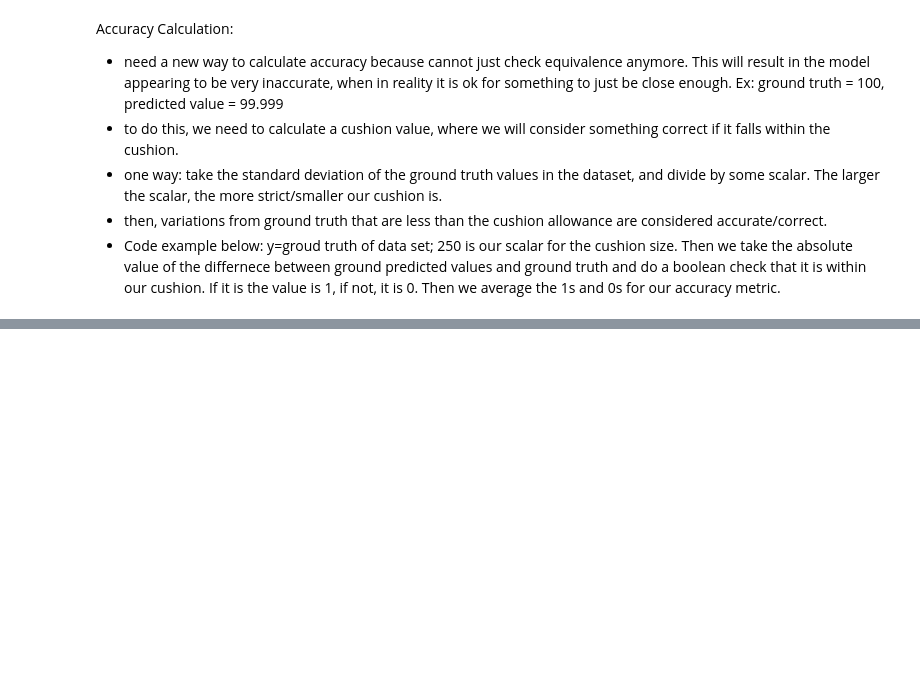
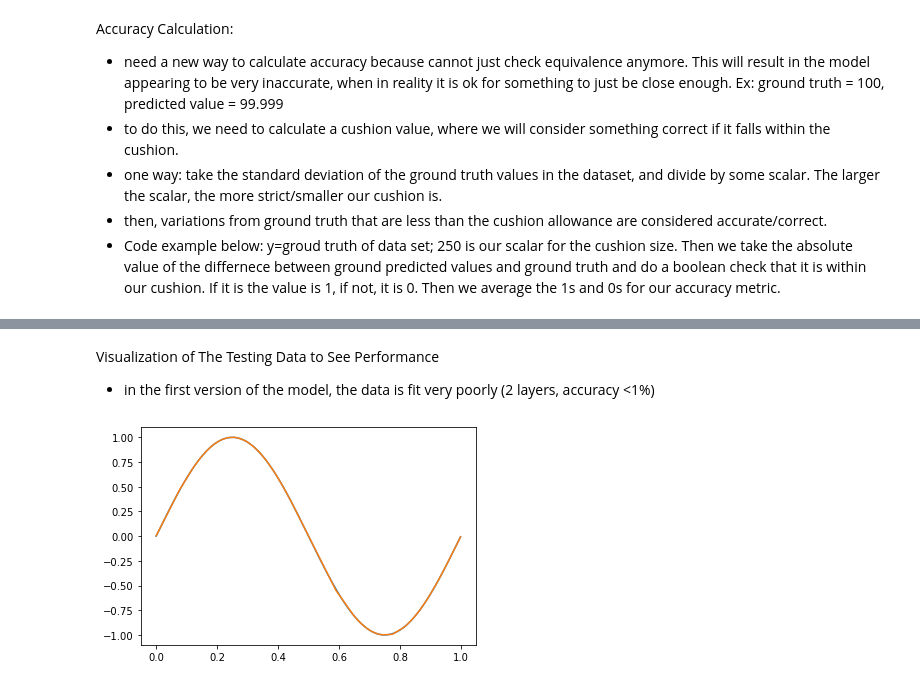
Before and after one commit to Chris-Crimi/Chris_NNFS, a Jupyter notebook: chapter_17.ipynb, the cells around one changed output, grey strips where cells are left out. Cells and saved outputs as stored; diff of their text form; code cells hidden in the pictures; blank space fills up the shorter version.

```diff
--- a/chapter_17.ipynb
+++ b/chapter_17.ipynb
@@ -130,0 +271,18 @@ accuracy = np.mean(np.absolute(predictions - y) < accuracy_precision)
+# %% [markdown]
+Visualization of The Testing Data to See Performance
+- in the first version of the model, the data is fit very poorly (2 layers, accuracy <1%)
+# %%
+import matplotlib.pyplot as plt
+
+X_test, y_test = sine_data()
+dense1.forward(X_test)
+activation1.forward(dense1.output)
+dense2.forward(activation1.output)
+activation2.forward(dense2.output)
+dense3.forward(activation2.output)
+activation3.forward(dense3.output)
+plt.plot(X_test, y_test)
+plt.plot(X_test, activation3.output)
+plt.show()
+# %% [output]
+[figure, added]
```
Also changed, not shown: parts of 5 cells of this notebook.
